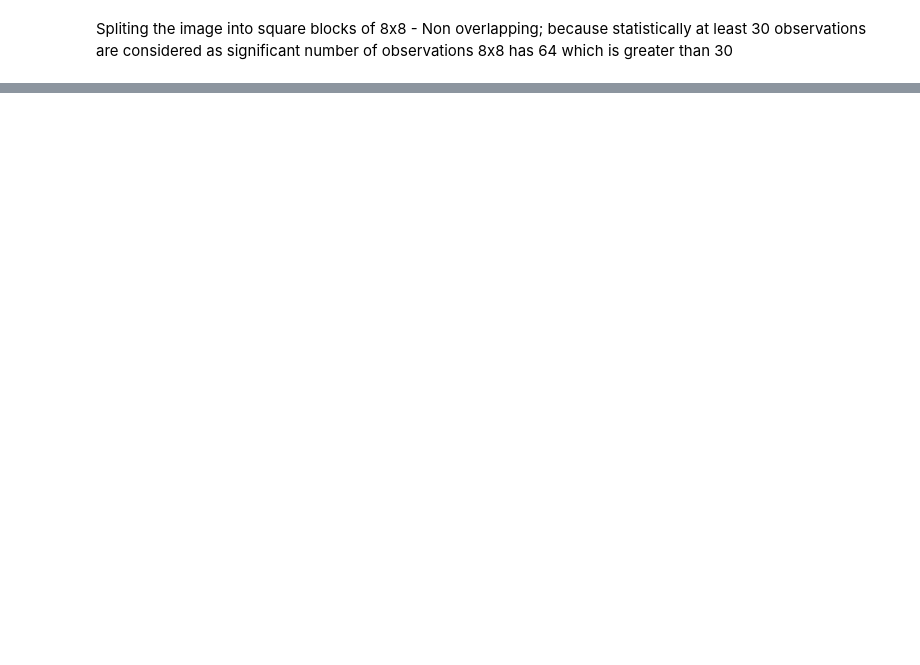
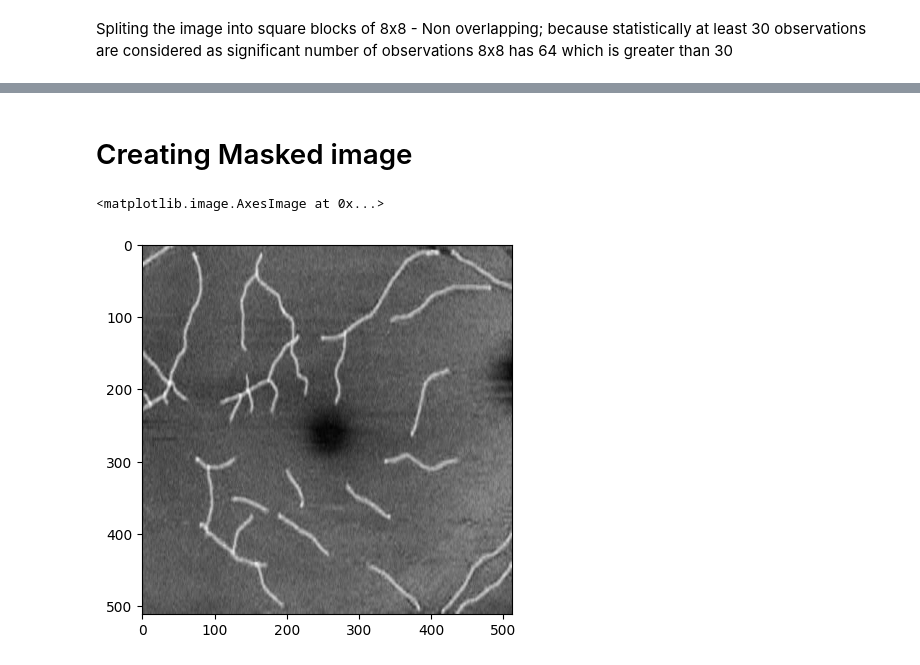
Before and after one commit to AdarshG-Uncg/bdml_610_project, a Jupyter notebook: exploration ipynb files/ex1.ipynb, the cells around one changed output, grey strips where cells are left out. Saved outputs shown, nothing was run; the diff lists cells and outputs as text; code cells hidden in the pictures; blank space fills up the shorter version.

```diff
--- a/exploration ipynb files/ex1.ipynb
+++ b/exploration ipynb files/ex1.ipynb
@@ -47,0 +79,2 @@ for i in range(blocks.shape[0]):
+# %% [markdown]
+# Creating Masked image
@@ -47,0 +83,5 @@ for i in range(blocks.shape[0]):
+# %%
+plt.imshow(mim[:,:,0],cmap='gray')
+# %% [output]
+<matplotlib.image.AxesImage at 0x...>
+[figure, added]
```
Also changed, not shown: parts of 24 cells of this notebook, 2 other files.
